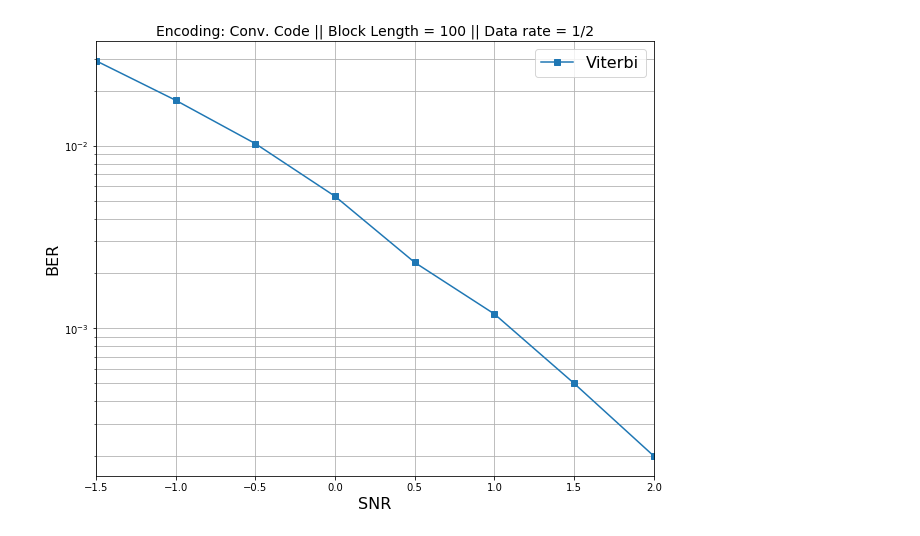
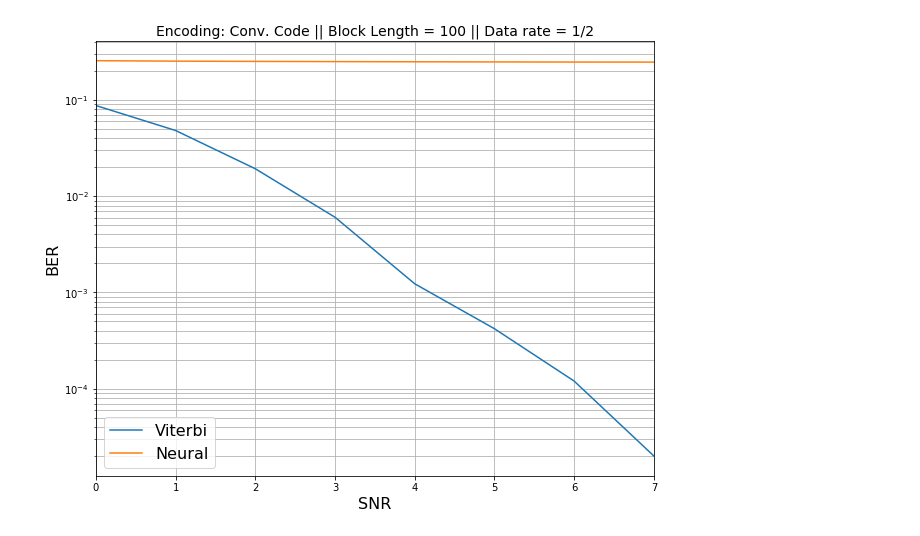
Before and after one commit to datlife/deepcom, a Jupyter notebook: benchmark_decoders.ipynb, the cells around one changed output. Drawn from its saved outputs; the diff is of its cells as text; code cells hidden in the pictures.

Commit message:
updated benchmark and model

```diff
--- a/benchmark_decoders.ipynb
+++ b/benchmark_decoders.ipynb
@@ -58,0 +40,7 @@ trellis = cp.channelcoding.Trellis(M, G, feedback=0o7, code_type='rsc')
+# %%
+DATASET_PATH = 'rnn_bl100_snr0.0.dataset'
+# %%
+with open(DATASET_PATH, 'rb') as f:
+    _, _, X_test, Y_test = pickle.load(f)  # ignore training data
+
+print('Number of testing sequences {}\n'.format(len(X_test)))
@@ -92,22 +131,0 @@ def benchmark(message_bits, snr_dB):
-# %%
-BERs = []
-BLERs = []
-SNRs  = np.linspace(-1.5, 2.0, 8)
-
-for snr in SNRs:
-    # Decoding sequences in parallel (4= number of available CPU cores)
-    with mp.Pool(processes=4) as pool:
-        snr_dB = np.sqrt(1 / (2*10.**((snr)/10.)))
-        hammming_distances = pool.starmap(
-            func=benchmark,
-            iterable=[(msg_bits, snr_dB) for msg_bits in msg_bit_sequences])
-
-    # Bit error rate
-    ber = sum(hammming_distances) / np.product(np.shape(msg_bit_sequences))
-
-    # Block error rate
-    bler = np.count_nonzero(hammming_distances) / len(msg_bit_sequences)
-
-    BERs.append(ber)
-    BLERs.append(bler)
-    print('[SNR_dB]={:5.2f} [BLER]={:5.3f} [BER]={:5.7f} '.format(snr_dB, bler, ber))
@@ -123,13 +197,13 @@ for snr in SNRs:
 # %%
 plt.figure(figsize=(10, 8))
+plt.semilogy(SNRs, viterbiBERs)
+plt.semilogy(SNRs, neuralBERs)
 plt.title('Encoding: Conv. Code || Block Length = 100 || Data rate = 1/2', fontsize=14)
-plt.semilogy(SNRs, BERs, '-s')
-
-plt.legend(['Viterbi'], fontsize=16)
+plt.legend(['Viterbi', 'Neural'], fontsize=16)
 plt.xlabel('SNR', fontsize=16)
+plt.xlim(xmin=SNRs[0], xmax=SNRs[-1])  # this line
 plt.ylabel('BER', fontsize=16)
 plt.grid(True, which='both')
-plt.xlim(xmin=SNRs[0], xmax=SNRs[-1])  # this line
-plt.savefig('plot_100.png')
+plt.show()
 # %% [output]
-[figure, old version]
+[figure, new version]
```
Also changed, not shown: parts of 17 cells of this notebook, 3 other files.
